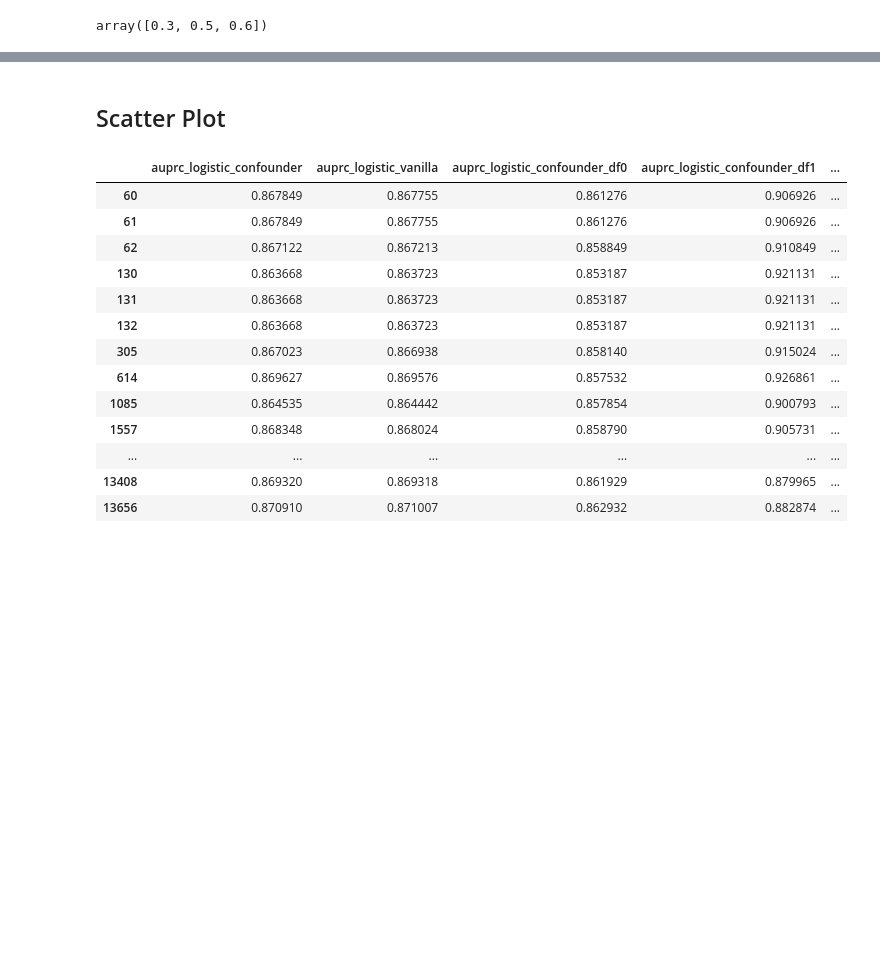
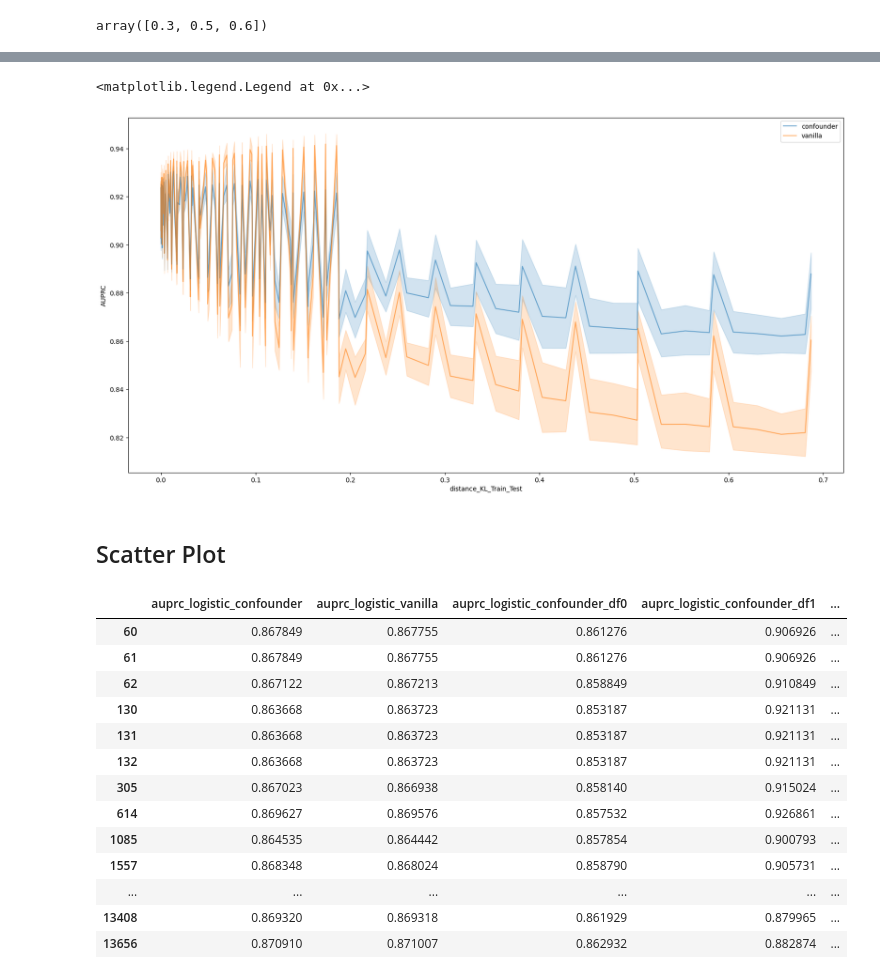
Before and after one commit to LinguisticAnomalies/DeconDTN, a Jupyter notebook: notebooks_xiruo/[test] Logistic Regression-Plot.ipynb, the cells around one changed output, grey strips where cells are left out. Drawn from its saved outputs; the diff is of its cells as text; code cells hidden in the pictures; blank space fills up the shorter version.

```diff
--- a/notebooks_xiruo/[test] Logistic Regression-Plot.ipynb
+++ b/notebooks_xiruo/[test] Logistic Regression-Plot.ipynb
@@ -478,3 +510,27 @@ ax.legend()
+# %%
+xlabel = "distance_KL_Train_Test"
+# xlabel="alpha_test"
+
+p_mix_z1 = df['p_mix_z1'].unique()
+
+fig, ax = plt.subplots(1,1, figsize=(20,10))
+
+
+_df = df.sort_values(xlabel)
+
+sns.lineplot(data=_df, x=xlabel, y='auprc_logistic_confounder', label="confounder", alpha=0.6)
+sns.lineplot(data=_df, x=xlabel, y='auprc_logistic_vanilla', label="vanilla", alpha=0.6)
+
+# ax.plot(_df[xlabel], _df['auprc_logistic_confounder'], label="confounder", alpha=0.6)
+# ax.plot(_df[xlabel], _df['auprc_logistic_vanilla'], label="vanilla", alpha=0.6)
+
+ax.set_xlabel(xlabel)
+ax.set_ylabel("AUPRC")
+# ax[idx].axvline(_df['alpha_train'].unique(), color="red", linestyle="--")
+ax.legend()
+# %% [output]
+<matplotlib.legend.Legend at 0x...>
+[figure, added]
 # %% [markdown]
 ## Scatter Plot
 # %%
```
Also changed, not shown: parts of 14 cells of this notebook, 6 other files.
